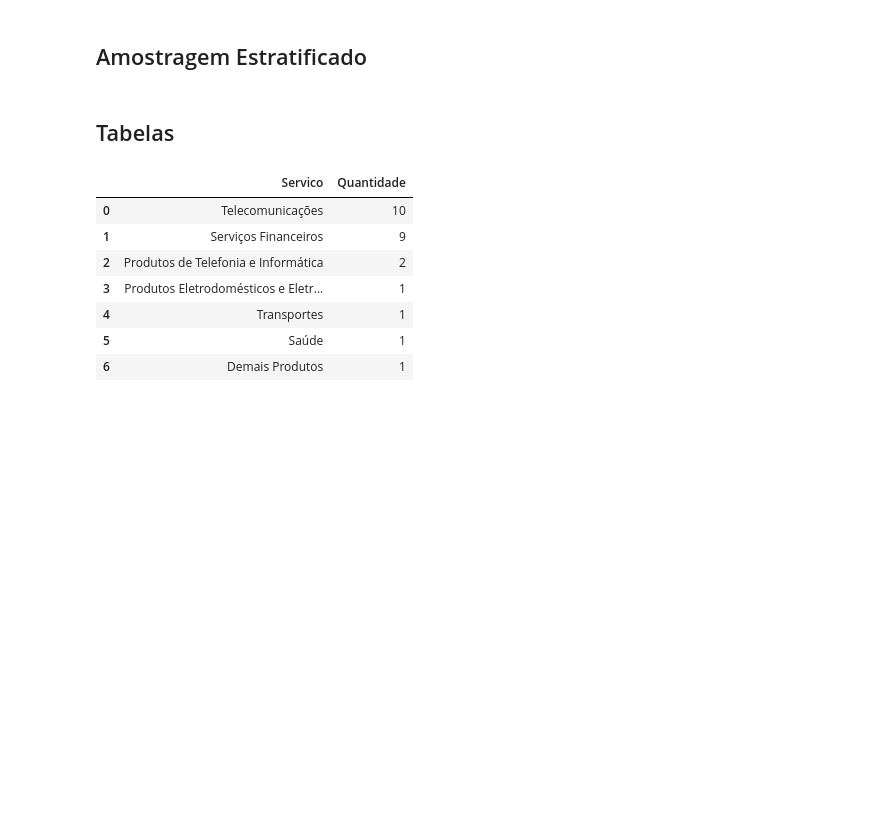
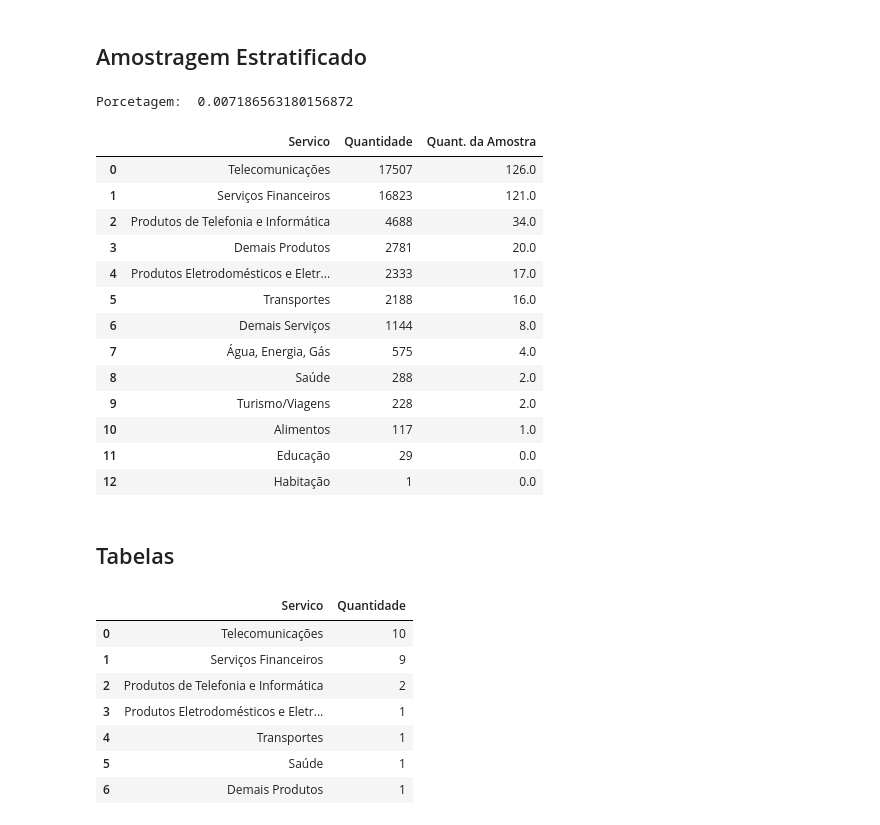
Before and after one commit to marcostark/estatistica-exploratoria, a Jupyter notebook: qualitativos.ipynb, the cells around one changed output. Drawn from its saved outputs; the diff is of its cells as text; code cells hidden in the pictures; blank space fills up the shorter version.

```diff
--- a/qualitativos.ipynb
+++ b/qualitativos.ipynb
@@ -116,6 +116,43 @@ Intervalo:  162
 Name: Área, Length: 300, dtype: object
 # %% [markdown]
 ## Amostragem Estratificado
+# %%
+from collections import Counter
+
+tabela_frequencia_populacional = Counter(data).most_common(len(data))
+
+AMOSTRA = 350
+TAMANHO_DADOS = data.count()
+porcetagem = (AMOSTRA /  TAMANHO_DADOS)
+print("Porcetagem: ", porcetagem)
+
+df = pd.DataFrame(tabela_frequencia_populacional, columns=['Servico','Quantidade'])
+#df.to_csv('dataset_gerados/tabela_frequencia_populacional.csv')
+df['Quant. da Amostra'] = df['Quantidade'] * porcetagem
+df = df.round({'Quant. da Amostra': 0})
+
+df
+#print("Amostra: ", AMOSTRA)
+#print("Tamanho: ", TAMANHO_DADOS)
+
+
+#print("Extrato: ", extrato)
+# %% [output]
+Porcetagem:  0.007186563180156872
+|  | Servico | Quantidade | Quant. da Amostra |
+| 0 | Telecomunicações | 17507 | 126.0 |
+| 1 | Serviços Financeiros | 16823 | 121.0 |
+| 2 | Produtos de Telefonia e Informática | 4688 | 34.0 |
+| 3 | Demais Produtos | 2781 | 20.0 |
+| 4 | Produtos Eletrodomésticos e Eletr... | 2333 | 17.0 |
+| 5 | Transportes | 2188 | 16.0 |
+| 6 | Demais Serviços | 1144 | 8.0 |
+| 7 | Água, Energia, Gás | 575 | 4.0 |
+| 8 | Saúde | 288 | 2.0 |
+| 9 | Turismo/Viagens | 228 | 2.0 |
+| 10 | Alimentos | 117 | 1.0 |
+| 11 | Educação | 29 | 0.0 |
+| 12 | Habitação | 1 | 0.0 |
 # %% [markdown]
 ## Tabelas
 # %%
```
Also changed, not shown: parts of 2 cells of this notebook, 3 other files.
